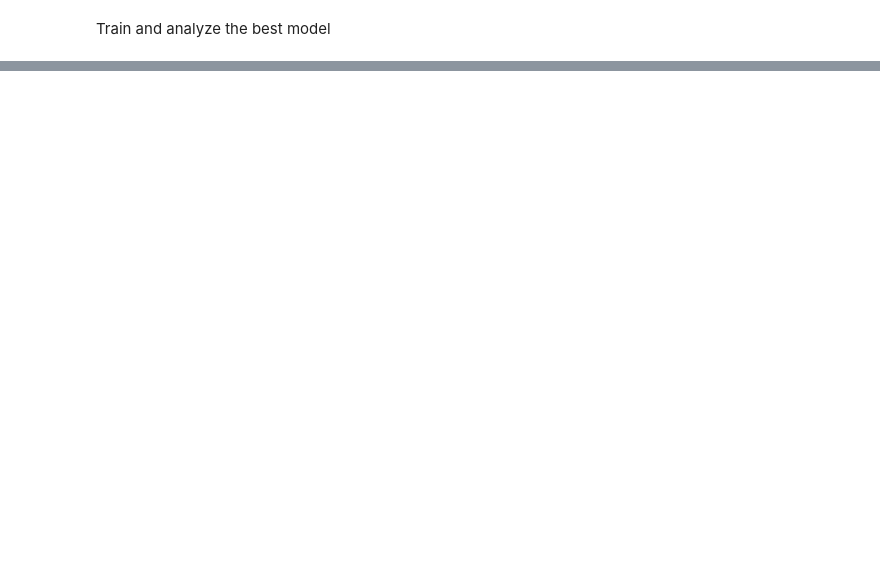
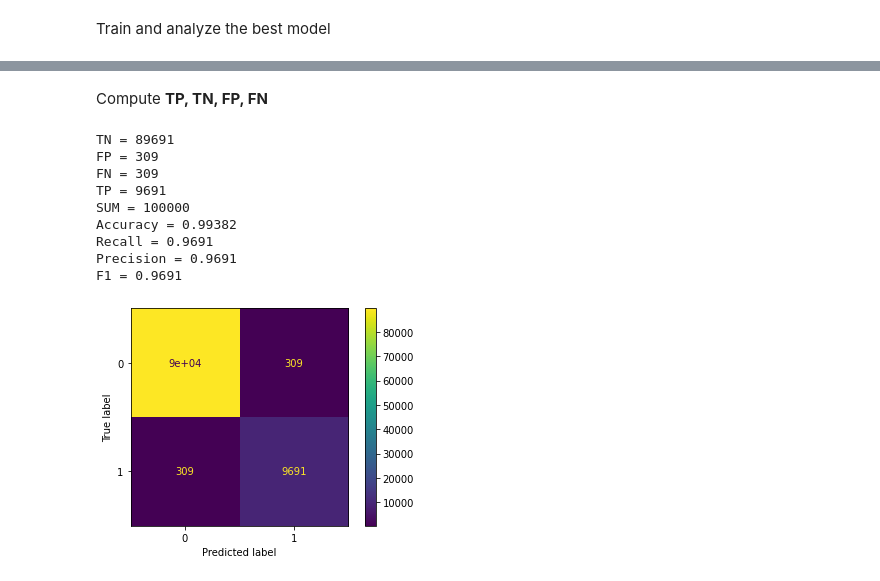
Before and after one commit to kpetridis24/computational-intelligence, a Jupyter notebook: digit_recognition_mlp.ipynb, the cells around one changed output, grey strips where cells are left out. Drawn from its saved outputs; the diff is of its cells as text; code cells hidden in the pictures; blank space fills up the shorter version.

```diff
--- a/digit_recognition_mlp.ipynb
+++ b/digit_recognition_mlp.ipynb
@@ -331,0 +340,33 @@ plt.ylabel("True")
+# %% [markdown]
+Compute **TP, TN, FP, FN**
+# %%
+from sklearn.metrics import multilabel_confusion_matrix, confusion_matrix, ConfusionMatrixDisplay
+
+multilabel_cm = multilabel_confusion_matrix(y_test, y_pred_labels)
+confusion_matrix_ = np.sum(multilabel_cm, axis = 0)
+ConfusionMatrixDisplay(confusion_matrix_).plot()
+
+tn = confusion_matrix_[0][0]
+fp = confusion_matrix_[0][1]
+fn = confusion_matrix_[1][0]
+tp = confusion_matrix_[1][1]
+sum = tn + fp + fn + tp
+
+print("TN =", tn, "\nFP =", fp, "\nFN =", fn, "\nTP =", tp, "\nSUM =", sum)
+
+accuracy = (tp + tn) / sum
+recall = tp / (tp + fn)
+precision = tp / (tp + fp)
+f1 = 2 * (precision * recall) / (precision + recall)
+print("Accuracy =", accuracy, "\nRecall =", recall, "\nPrecision =", precision, "\nF1 =", f1)
+# %% [output]
+TN = 89691
+FP = 309
+FN = 309
+TP = 9691
+SUM = 100000
+Accuracy = 0.99382
+Recall = 0.9691
+Precision = 0.9691
+F1 = 0.9691
+[figure, added]
```
Also changed, not shown: parts of 7 cells of this notebook.
